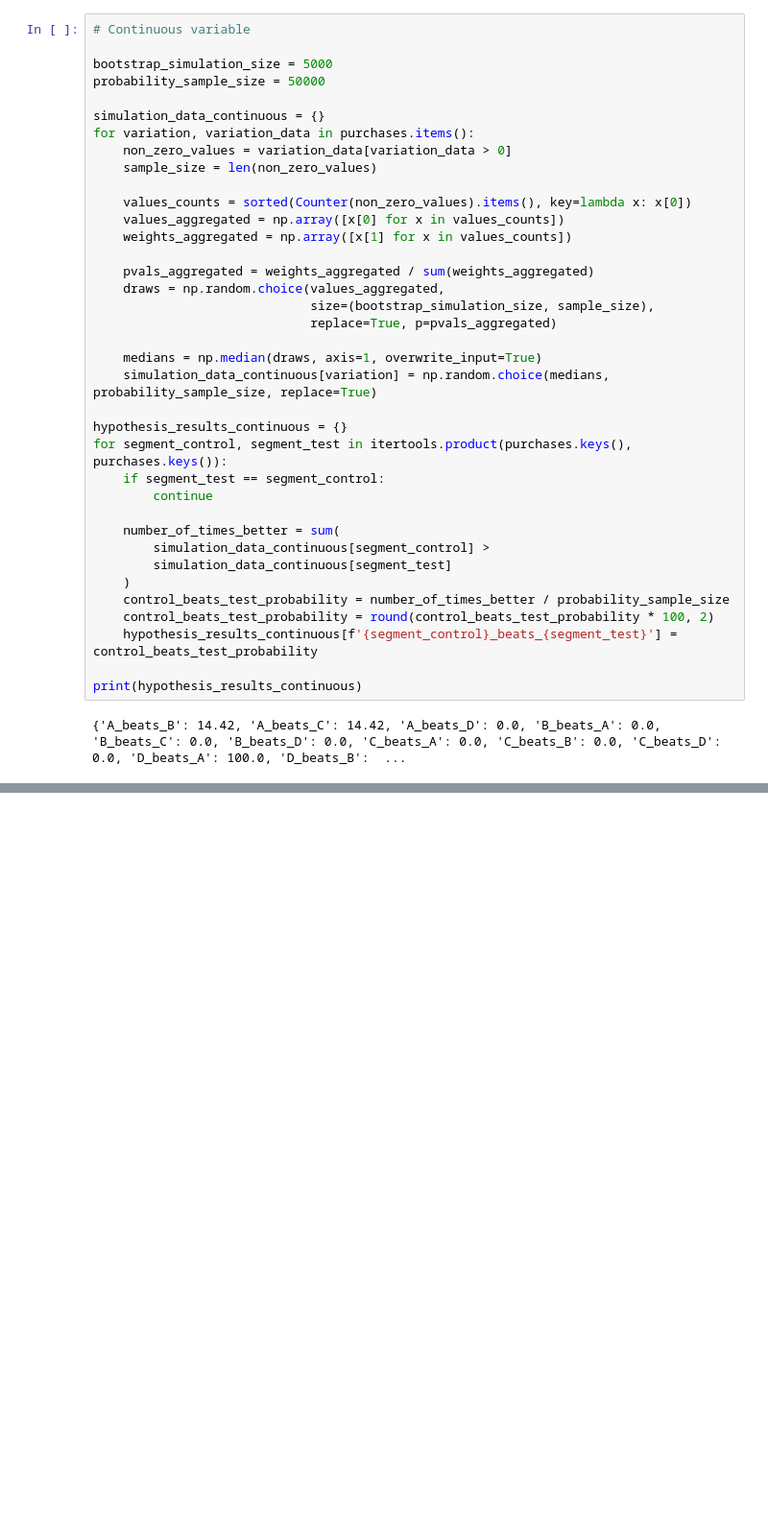
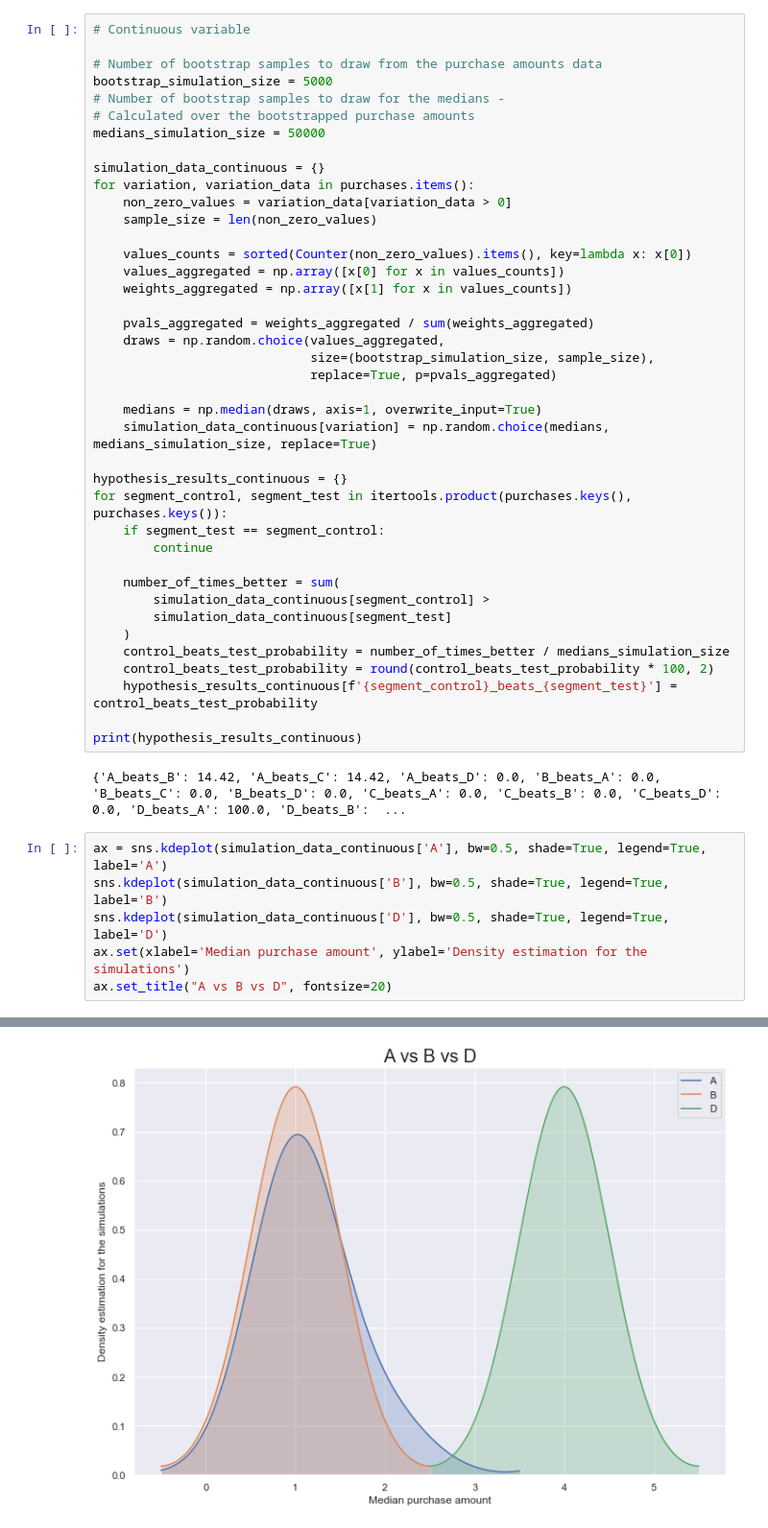
Before and after one commit to mhaseebtariq/bayesian-hypothesis-testing, a Jupyter notebook: bayesian-hypothesis-testing.ipynb, the cells around one changed output, grey strips where cells are left out. Shown at 96% size. Saved outputs shown, nothing was run; the diff lists cells and outputs as text; blank space fills up the shorter version.

```diff
--- a/bayesian-hypothesis-testing.ipynb
+++ b/bayesian-hypothesis-testing.ipynb
@@ -58,8 +100,11 @@ print(hypothesis_results_binary)
 # %%
 # Continuous variable
 
+# Number of bootstrap samples to draw from the purchase amounts data
 bootstrap_simulation_size = 5000
-probability_sample_size = 50000
+# Number of bootstrap samples to draw for the medians -
+# Calculated over the bootstrapped purchase amounts
+medians_simulation_size = 50000
 
 simulation_data_continuous = {}
 for variation, variation_data in purchases.items():
@@ -76,7 +121,7 @@ for variation, variation_data in purchases.items():
                              replace=True, p=pvals_aggregated)
 
     medians = np.median(draws, axis=1, overwrite_input=True)
-    simulation_data_continuous[variation] = np.random.choice(medians, probability_sample_size, replace=True)
+    simulation_data_continuous[variation] = np.random.choice(medians, medians_simulation_size, replace=True)
 
 hypothesis_results_continuous = {}
 for segment_control, segment_test in itertools.product(purchases.keys(), purchases.keys()):
@@ -87,10 +132,17 @@ for segment_control, segment_test in itertools.product(purchases.keys(), purchas
         simulation_data_continuous[segment_control] >
         simulation_data_continuous[segment_test]
     )
-    control_beats_test_probability = number_of_times_better / probability_sample_size
+    control_beats_test_probability = number_of_times_better / medians_simulation_size
     control_beats_test_probability = round(control_beats_test_probability * 100, 2)
     hypothesis_results_continuous[f'{segment_control}_beats_{segment_test}'] = control_beats_test_probability
 
 print(hypothesis_results_continuous)
 # %% [output]
 {'A_beats_B': 14.42, 'A_beats_C': 14.42, 'A_beats_D': 0.0, 'B_beats_A': 0.0, 'B_beats_C': 0.0, 'B_beats_D': 0.0, 'C_beats_A': 0.0, 'C_beats_B': 0.0, 'C_beats_D': 0.0, 'D_beats_A': 100.0, 'D_beats_B':  ...
+# %%
+ax = sns.kdeplot(simulation_data_continuous['A'], bw=0.5, shade=True, legend=True, label='A')
+sns.kdeplot(simulation_data_continuous['B'], bw=0.5, shade=True, legend=True, label='B')
+sns.kdeplot(simulation_data_continuous['D'], bw=0.5, shade=True, legend=True, label='D')
+ax.set(xlabel='Median purchase amount', ylabel='Density estimation for the simulations')
+ax.set_title("A vs B vs D", fontsize=20)
+# %% [output]
@@ -96,0 +150 @@ print(hypothesis_results_continuous)
+[figure, added]
```
Also changed, not shown: parts of 12 cells of this notebook.
